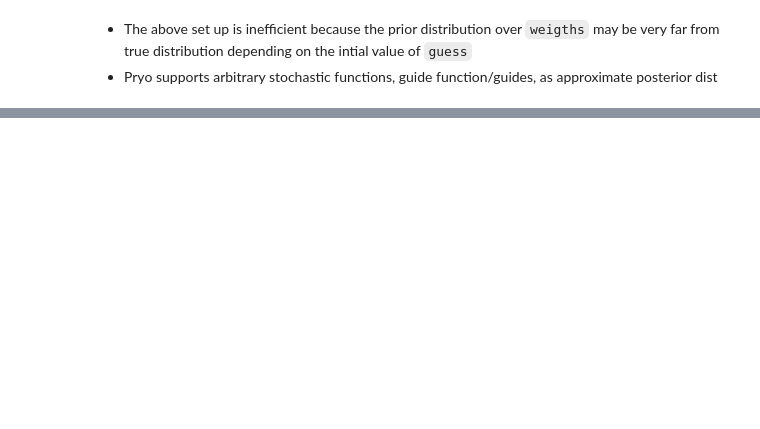
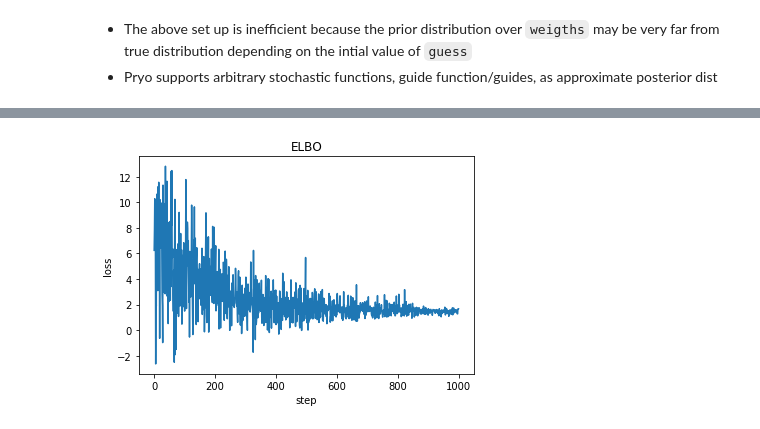
Before and after one commit to minhnhdo/probprog-presentation, a Jupyter notebook: Pyro_intro.ipynb, the cells around one changed output, grey strips where cells are left out. Cells and saved outputs as stored; diff of their text form; code cells hidden in the pictures; blank space fills up the shorter version.

```diff
--- a/Pyro_intro.ipynb
+++ b/Pyro_intro.ipynb
@@ -225,0 +263,22 @@ tensor(8.7295)
+# %%
+def scale_parametrized_guide(guess):
+    a = pyro.param("a", torch.tensor(torch.randn(1) + guess))
+    b = pyro.param("b", torch.randn(1))
+    return pyro.sample("weight", dist.Normal(a, torch.abs(b)))
+# %%
+pyro.clear_param_store()
+svi = pyro.infer.SVI(model=conditioned_scale,
+                     guide=scale_parametrized_guide,
+                     optim=pyro.optim.SGD({"lr": 0.001}),
+                     loss=pyro.infer.Trace_ELBO())
+
+losses = []
+for t in range(1000):
+    losses.append(svi.step(guess))
+
+plt.plot(losses)
+plt.title("ELBO")
+plt.xlabel("step")
+plt.ylabel("loss");
+# %% [output]
+[figure, added]
```
Also changed, not shown: parts of 13 cells of this notebook.
